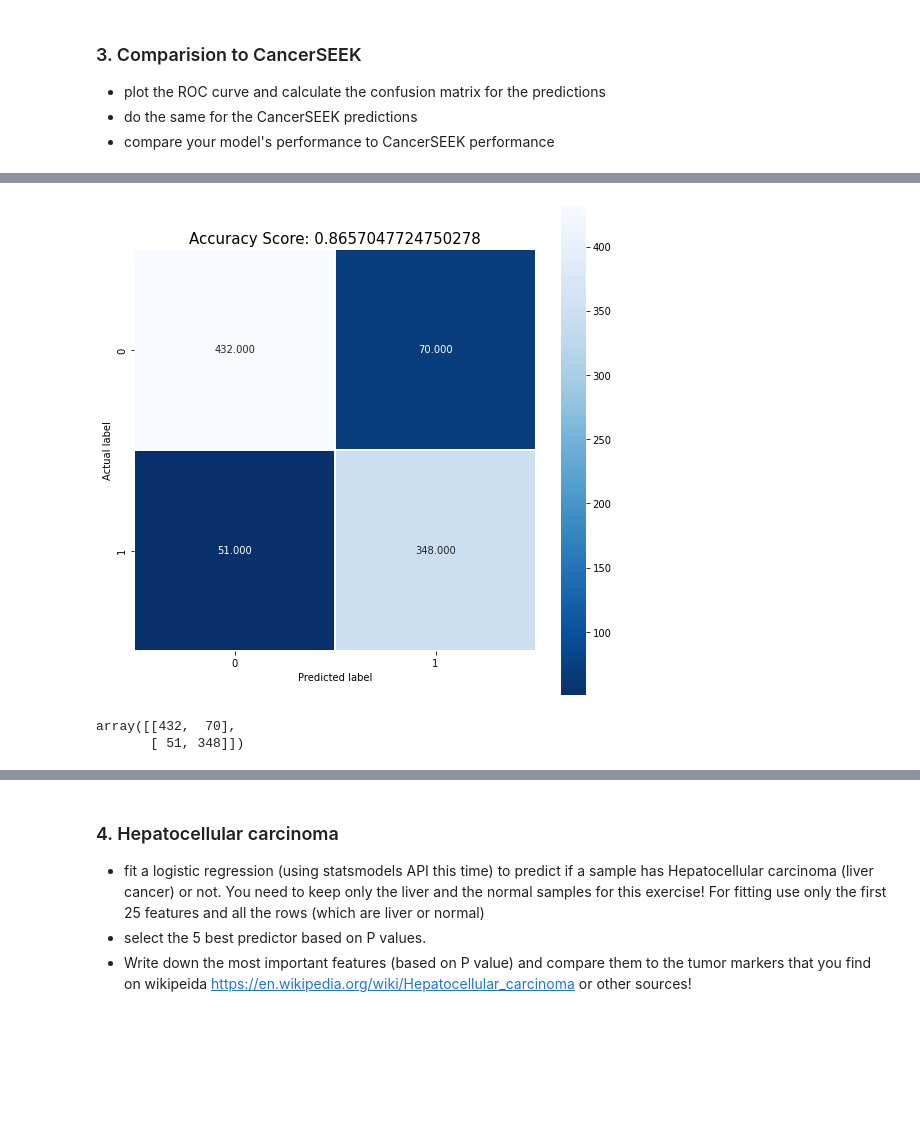
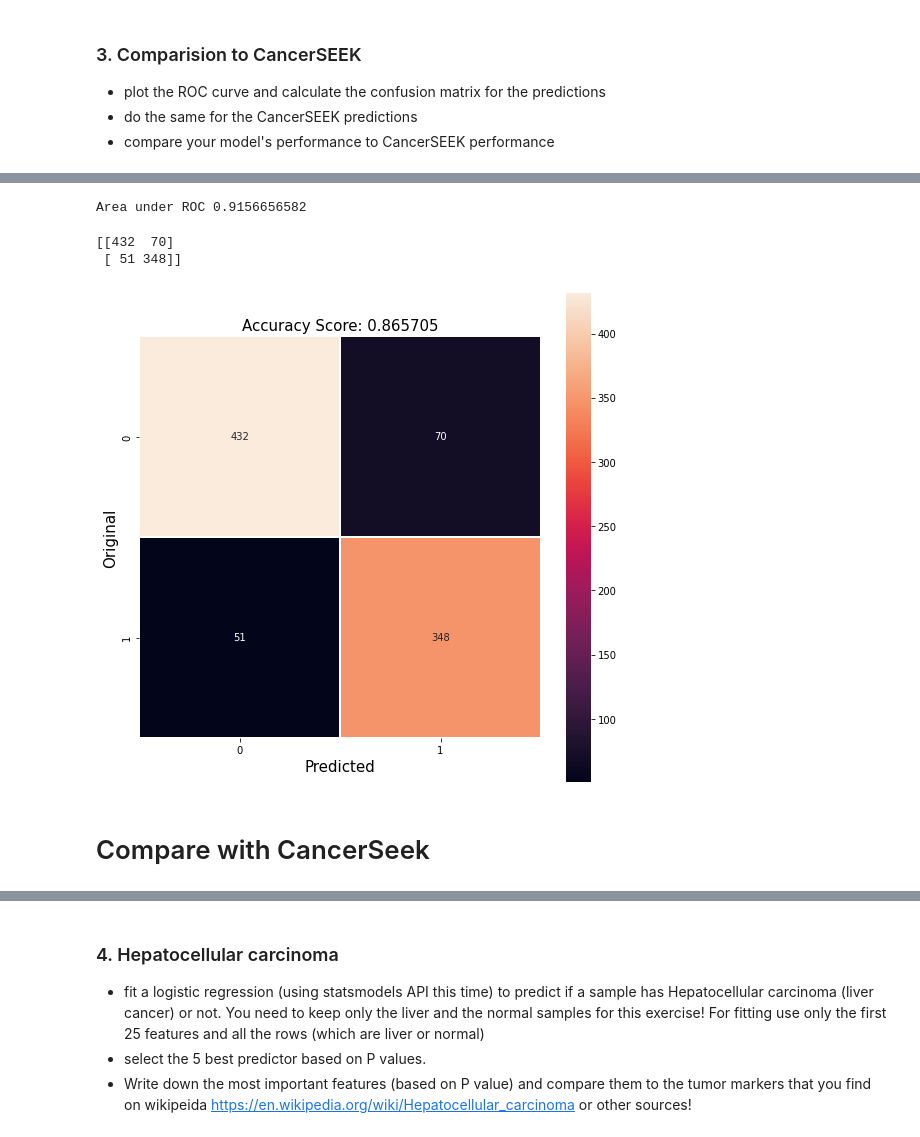
Before and after one commit to barnabasp/ML_Course, a Jupyter notebook: 5/hw5_raw.ipynb, the cells around one changed output, grey strips where cells are left out. Cells and saved outputs as stored; diff of their text form; code cells hidden in the pictures; blank space fills up the shorter version.

Commit message:
Added ROC curves

```diff
--- a/5/hw5_raw.ipynb
+++ b/5/hw5_raw.ipynb
@@ -229,14 +209,21 @@ print(cm)
+# %%
+print('Area under ROC %.10f' %roc_auc)
+# %% [output]
+Area under ROC 0.9156656582
+# %%
+cm = metrics.confusion_matrix(y_test, ypred1)
+print(cm)
+# %% [output]
+[[432  70]
+ [ 51 348]]
 # %%
 plt.figure(figsize=(9,9))
-sns.heatmap(cm, annot=True, fmt=".3f", linewidths=.5, square = True, cmap = 'Blues_r');
-plt.ylabel('Actual label');
-plt.xlabel('Predicted label');
-all_sample_title = 'Accuracy Score: {0}'.format(score)
+sns.heatmap(cm, annot=True, fmt="d", linewidths=.5, square = True);
+plt.ylabel('Original',fontsize=15);
+plt.xlabel('Predicted',fontsize=15);
+all_sample_title = 'Accuracy Score: %f' % score
 plt.title(all_sample_title, size = 15);
 # %% [output]
-[figure, old version]
+[figure, new version]
 # %%
-metrics.confusion_matrix(y_test, ypred1)
+Tn, Fp, Fn, Tp = metrics.confusion_matrix(y_test, ypred1).ravel()
-# %% [output]
-array([[432,  70],
-       [ 51, 348]])
@@ -273,0 +230,2 @@ plt.plot((TP / (TP +FN)),(TN / (TN+FP)),'.')
+# %% [markdown]
+# Compare with CancerSeek
```
Also changed, not shown: parts of 21 cells of this notebook.
